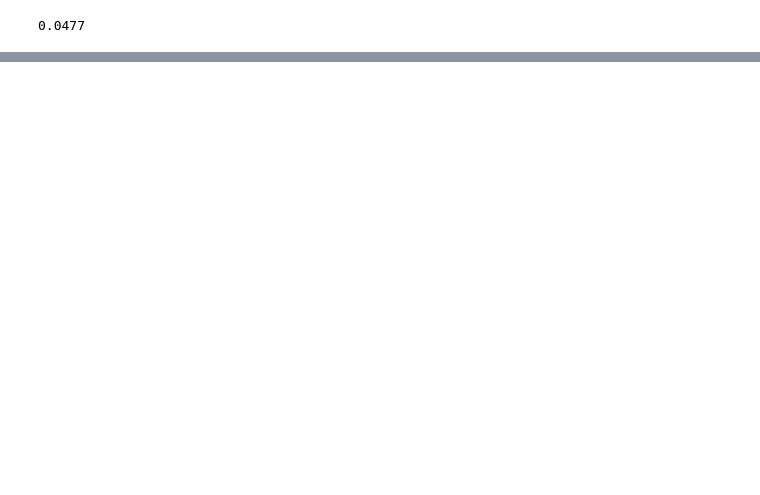
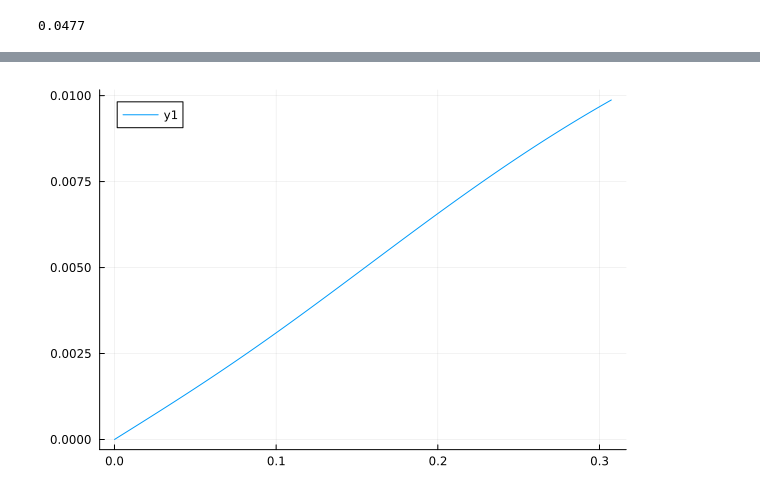
Before and after one commit to perebalazs/LowLevelFEM.jl, a Jupyter notebook: examples/wave_propagation_1D.ipynb, the cells around one changed output, grey strips where cells are left out. Saved outputs shown, nothing was run; the diff lists cells and outputs as text; code cells hidden in the pictures; blank space fills up the shorter version.

```diff
--- a/examples/wave_propagation_1D.ipynb
+++ b/examples/wave_propagation_1D.ipynb
@@ -67,0 +173,5 @@ FEM.initialVelocity!(problem, "supp", v0, vx=0)
+# %%
+plt = FEM.HHTaccuracyAnalysis(ωₘᵢₙ, ωₘₐₓ, Δt, "ADR", n=1000, α=α, δ=δ)
+plot(plt)
+# %% [output]
+[figure, added]
```
Also changed, not shown: parts of 42 cells of this notebook, 2 other files.
